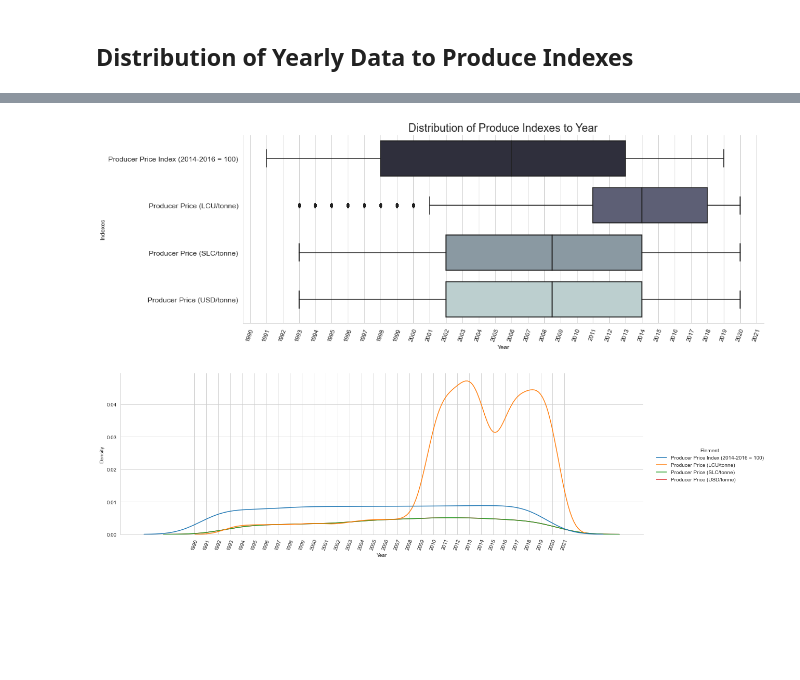
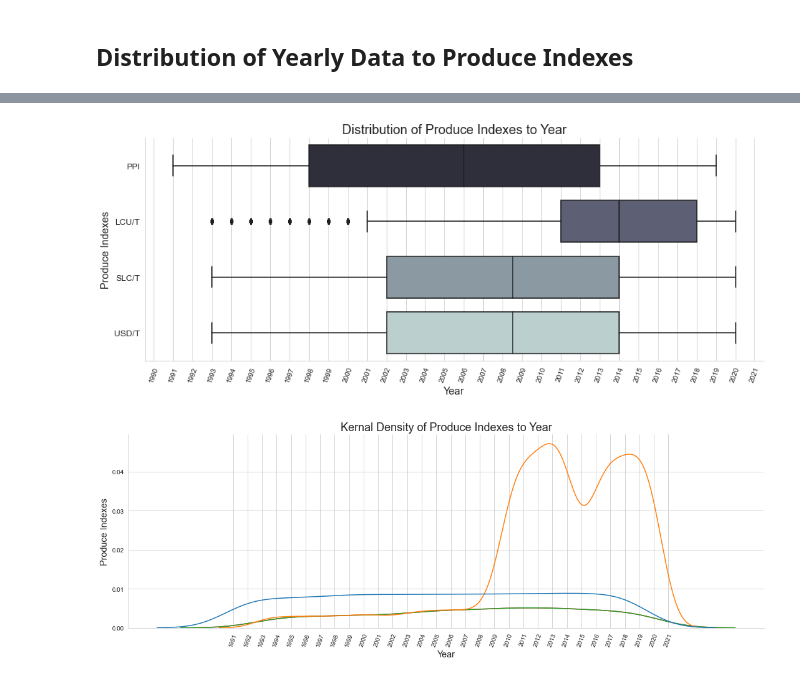
Before and after one commit to AshlanH/produce_eda, a Jupyter notebook: Presentation_1.ipynb, the cells around one changed output, grey strips where cells are left out. Saved outputs shown, nothing was run; the diff lists cells and outputs as text; code cells hidden in the pictures; blank space fills up the shorter version.

```diff
--- a/Presentation_1.ipynb
+++ b/Presentation_1.ipynb
@@ -12,22 +56,25 @@ df2 = df[df.Element == 'Producer Price (LCU/tonne)'] #setting index to work on
 # %%
 g = sns.catplot(data=df, x = 'Year', y = 'Element', kind = 'box', width = 0.75, aspect = 3, palette= 'bone')
 
 # NOTE: set_xticks on the axis to determine the range of ticks to plot the data accordingly to
 # then, plot the xticklabels to chart relevant labels to each point of tick
 # must be done in correct order, set xtick to determine points > set xtick labels to label them
 
 g.ax.set_xticks(np.arange(1990, 2022 ,1))
 g.set_xticklabels(np.arange(1990, 2022 ,1), rotation = 70, fontsize = 'medium')
-g.set_yticklabels(rotation = 0, fontsize = 'large')
+g.set_yticklabels(['PPI', 'LCU/T', 'SLC/T', 'USD/T'],rotation = 0, fontsize = 'large')
 g.ax.set_title('Distribution of Produce Indexes to Year', fontdict={'fontsize':18})
-g.ax.set_xlabel('Year')
-g.ax.set_ylabel('Indexes')
+g.ax.set_xlabel('Year', fontsize = 'x-large')
+g.ax.set_ylabel('Produce Indexes', fontsize = 'x-large')
 #g.axes_dict.items()
 
-g = sns.displot(df, x = 'Year', kind = 'kde', aspect = 3, hue='Element')
-g.ax.set_xticks(np.arange(1990, 2022 ,1))
-g.set_xticklabels(np.arange(1990, 2022 ,1), rotation = 70, fontsize = 'medium')
+h = sns.displot(df, x = 'Year', kind = 'kde', aspect = 3, hue='Element', legend=False)
+h.ax.set_xticks(np.arange(1990, 2022 ,1))
+h.set_xticklabels(np.arange(1990, 2022 ,1), rotation = 70, fontsize = 'medium')
+h.ax.set_title('Kernal Density of Produce Indexes to Year', fontdict={'fontsize':18})
+h.ax.set_xlabel('Year', fontsize = 'x-large')
+h.ax.set_ylabel('Produce Indexes', fontsize = 'x-large')
 plt.show()
 # %% [output]
-[figure, old version]
+[figure, new version]
-[figure, old version]
+[figure, new version]
```
Also changed, not shown: parts of 5 cells of this notebook, 2 other files.
